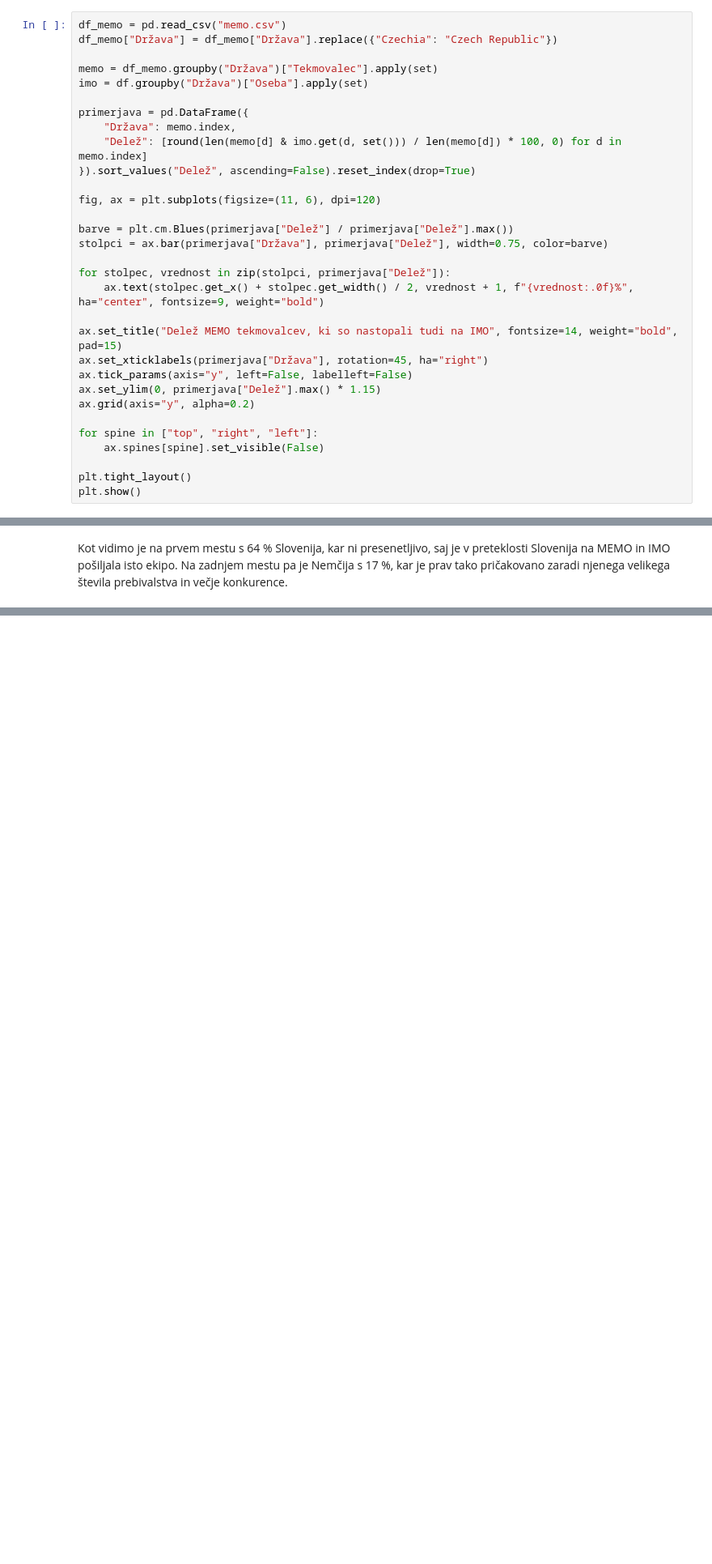
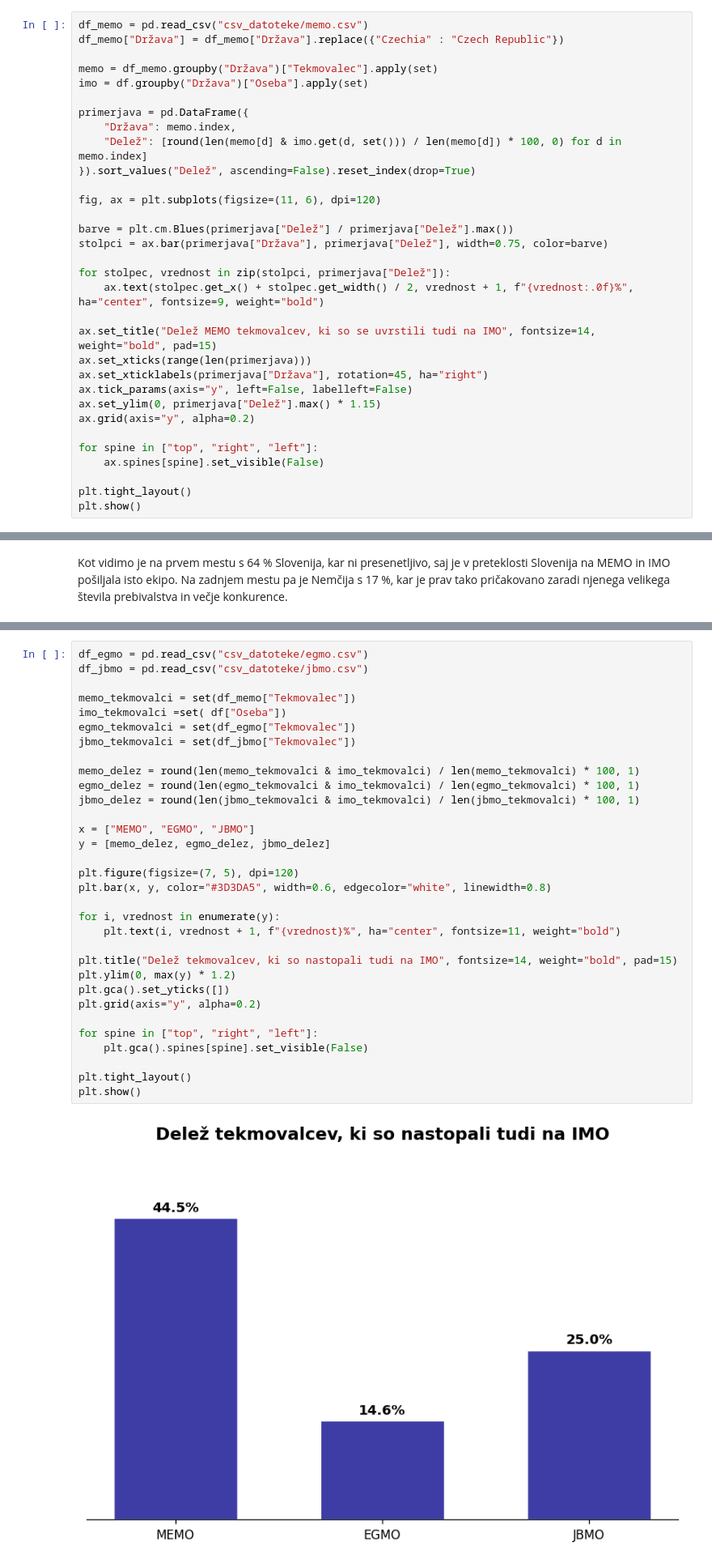
Before and after one commit to hranjecnace/uvp_projektna, a Jupyter notebook: analiza_podatkov.ipynb, the cells around one changed output, grey strips where cells are left out. Shown at 81% size. Drawn from its saved outputs; the diff is of its cells as text; blank space fills up the shorter version.

```diff
--- a/analiza_podatkov.ipynb
+++ b/analiza_podatkov.ipynb
@@ -312,7 +431,7 @@ Kot vidimo se s številom točk res viša povprečna uvrstitev za vsako izmed na
 Iz CSV datoteke uvozimo še podatke o predstavnikih vsake države na Srednjeevropski matematični olimpijadi (MEMO). Zanima nas, kolikšnemu deležu MEMO tekmovalcev iz vsake države se je uspelo uvrstiti tudi na IMO.
 # %%
-df_memo = pd.read_csv("memo.csv")
-df_memo["Država"] = df_memo["Država"].replace({"Czechia": "Czech Republic"})
+df_memo = pd.read_csv("csv_datoteke/memo.csv")
+df_memo["Država"] = df_memo["Država"].replace({"Czechia" : "Czech Republic"})
 
 memo = df_memo.groupby("Država")["Tekmovalec"].apply(set)
 imo = df.groupby("Država")["Oseba"].apply(set)
@@ -330,7 +449,8 @@ stolpci = ax.bar(primerjava["Država"], primerjava["Delež"], width=0.75, color=
 for stolpec, vrednost in zip(stolpci, primerjava["Delež"]):
     ax.text(stolpec.get_x() + stolpec.get_width() / 2, vrednost + 1, f"{vrednost:.0f}%", ha="center", fontsize=9, weight="bold")
 
-ax.set_title("Delež MEMO tekmovalcev, ki so nastopali tudi na IMO", fontsize=14, weight="bold", pad=15)
+ax.set_title("Delež MEMO tekmovalcev, ki so se uvrstili tudi na IMO", fontsize=14, weight="bold", pad=15)
+ax.set_xticks(range(len(primerjava)))
 ax.set_xticklabels(primerjava["Država"], rotation=45, ha="right")
 ax.tick_params(axis="y", left=False, labelleft=False)
 ax.set_ylim(0, primerjava["Delež"].max() * 1.15)
@@ -348,3 +471,37 @@ Kot vidimo je na prvem mestu s 64 % Slovenija, kar ni presenetljivo, saj je v pr
+# %%
+df_egmo = pd.read_csv("csv_datoteke/egmo.csv")
+df_jbmo = pd.read_csv("csv_datoteke/jbmo.csv")
+
+memo_tekmovalci = set(df_memo["Tekmovalec"])
+imo_tekmovalci =set( df["Oseba"])
+egmo_tekmovalci = set(df_egmo["Tekmovalec"])
+jbmo_tekmovalci = set(df_jbmo["Tekmovalec"])
+
+memo_delez = round(len(memo_tekmovalci & imo_tekmovalci) / len(memo_tekmovalci) * 100, 1)
+egmo_delez = round(len(egmo_tekmovalci & imo_tekmovalci) / len(egmo_tekmovalci) * 100, 1)
+jbmo_delez = round(len(jbmo_tekmovalci & imo_tekmovalci) / len(jbmo_tekmovalci) * 100, 1)
+
+x = ["MEMO", "EGMO", "JBMO"]
+y = [memo_delez, egmo_delez, jbmo_delez]
+
+plt.figure(figsize=(7, 5), dpi=120)
+plt.bar(x, y, color="#3D3DA5", width=0.6, edgecolor="white", linewidth=0.8)
+
+for i, vrednost in enumerate(y):
+    plt.text(i, vrednost + 1, f"{vrednost}%", ha="center", fontsize=11, weight="bold")
+
+plt.title("Delež tekmovalcev, ki so nastopali tudi na IMO", fontsize=14, weight="bold", pad=15)
+plt.ylim(0, max(y) * 1.2)
+plt.gca().set_yticks([])
+plt.grid(axis="y", alpha=0.2)
+
+for spine in ["top", "right", "left"]:
+    plt.gca().spines[spine].set_visible(False)
+
+plt.tight_layout()
+plt.show()
+# %% [output]
+[figure, added]
 # %% [markdown]
 ### Zaključek
 V zvezku smo pogledali številna zanimiva dejstva o rezultatih z IMO, projekt bi lahko smiselno razširili tako, da bi pridobili podatke še z večih matematičnih olimpijad in primerjali rezultate istih tekmovalcev in številne trende, ki se pojavljajo.
```
Also changed, not shown: parts of 19 cells of this notebook, 11 other files.
